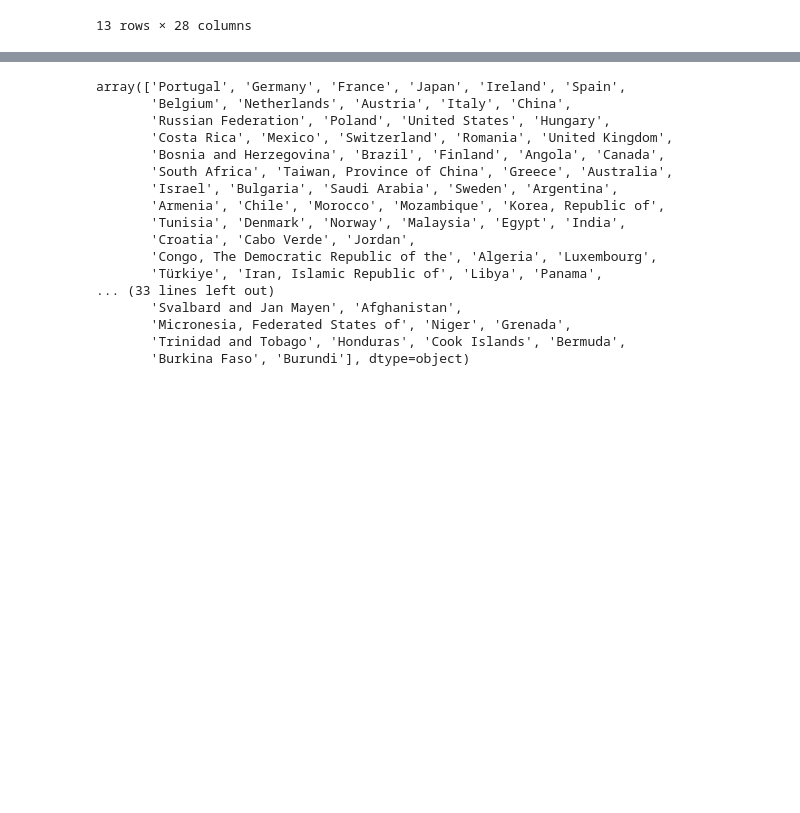
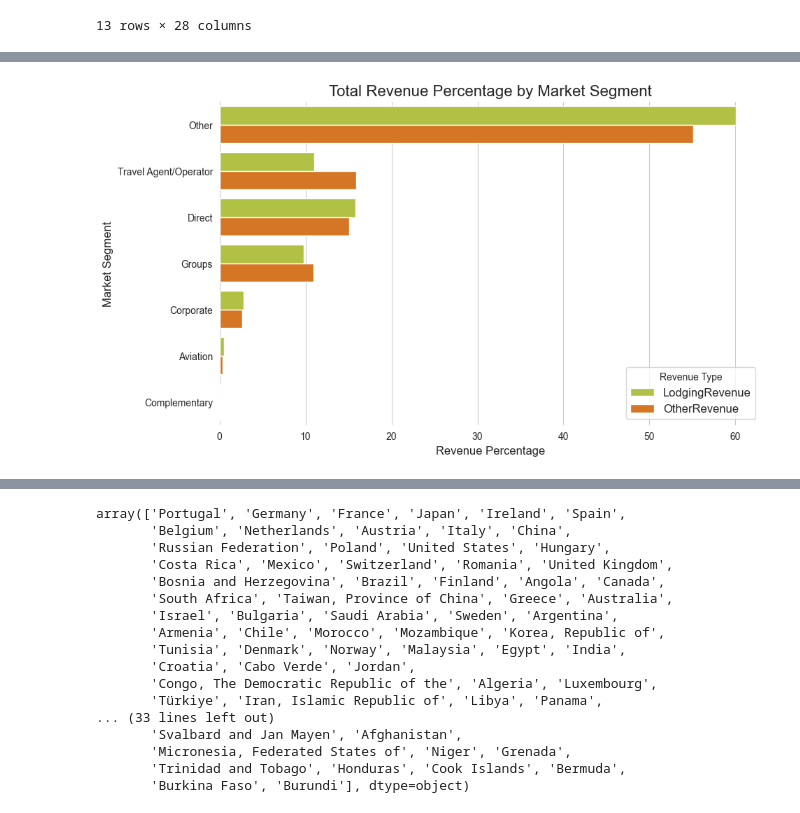
Before and after one commit to mikefferreira/BusinessCases, a Jupyter notebook: CASE1/Group_W_Case_1.ipynb, the cells around one changed output, grey strips where cells are left out. Drawn from its saved outputs; the diff is of its cells as text; code cells hidden in the pictures; blank space fills up the shorter version.

```diff
--- a/CASE1/Group_W_Case_1.ipynb
+++ b/CASE1/Group_W_Case_1.ipynb
@@ -363,0 +433,20 @@ array(['PRT', 'DEU', 'FRA', 'JPN', 'IRL', 'ESP', 'BEL', 'NLD', 'AUT',
+# %%
+total_lodging_revenue = df['LodgingRevenue'].sum()
+total_other_revenue = df['OtherRevenue'].sum()
+revenue_by_market = df.groupby('MarketSegment')[['LodgingRevenue', 'OtherRevenue']].sum().reset_index()
+revenue_by_market['LodgingRevenue'] = (revenue_by_market['LodgingRevenue'] / total_lodging_revenue) * 100
+revenue_by_market['OtherRevenue'] = (revenue_by_market['OtherRevenue'] / total_other_revenue) * 100
+revenue_melted = revenue_by_market.melt(id_vars="MarketSegment", var_name="RevenueType", value_name="RevenuePercentage")
+revenue_melted = revenue_melted.sort_values(by="RevenuePercentage", ascending=False)
+
+sns.set_style("whitegrid")
+plt.figure(figsize=(10, 6))
+sns.barplot(x="RevenuePercentage", y="MarketSegment", hue="RevenueType", data=revenue_melted, palette=["#bfd630", "#f27405"])
+plt.xlabel("Revenue Percentage", fontsize=12)
+plt.ylabel("Market Segment", fontsize=12)
+plt.legend(title="Revenue Type", loc='lower right', fontsize=12)
+plt.title("Total Revenue Percentage by Market Segment", fontsize=16)
+sns.despine(left=True, bottom=True)
+plt.show()
+# %% [output]
+[figure, added]
```
Also changed, not shown: parts of 94 cells of this notebook.
